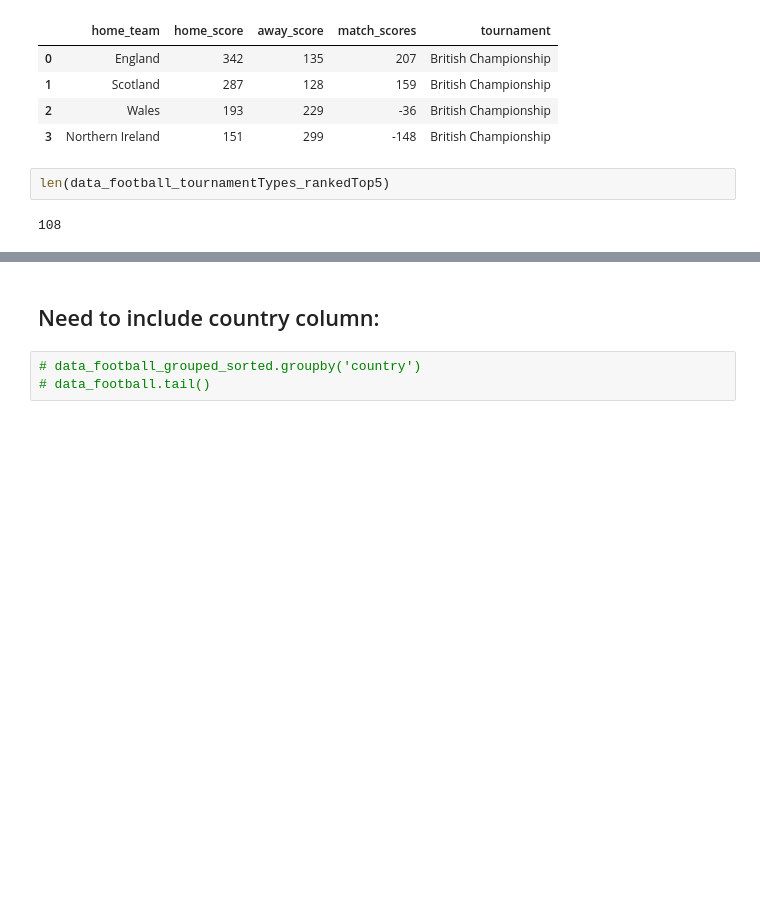
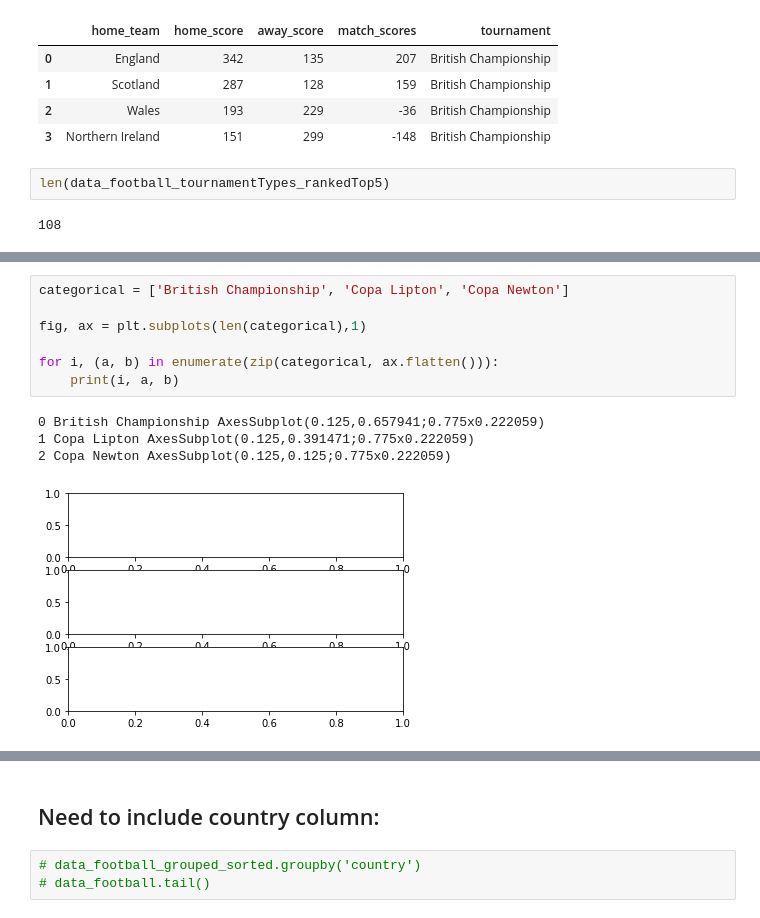
Before and after one commit to ylee9107/Visual-Analytics-Project-1---footballResults, a Jupyter notebook: Python files/Football_Task1._v2.ipynb, the cells around one changed output, grey strips where cells are left out. Drawn from its saved outputs; the diff is of its cells as text; blank space fills up the shorter version.

```diff
--- a/Python files/Football_Task1._v2.ipynb
+++ b/Python files/Football_Task1._v2.ipynb
@@ -556,0 +589,12 @@ for i in range(len(data_football_tournamentTypes_rankedTop5)):
+# %%
+categorical = ['British Championship', 'Copa Lipton', 'Copa Newton']
+
+fig, ax = plt.subplots(len(categorical),1)
+
+for i, (a, b) in enumerate(zip(categorical, ax.flatten())):
+    print(i, a, b)
+# %% [output]
+0 British Championship AxesSubplot(0.125,0.657941;0.775x0.222059)
+1 Copa Lipton AxesSubplot(0.125,0.391471;0.775x0.222059)
+2 Copa Newton AxesSubplot(0.125,0.125;0.775x0.222059)
+[figure, added]
```
Also changed, not shown: parts of 9 cells of this notebook.
